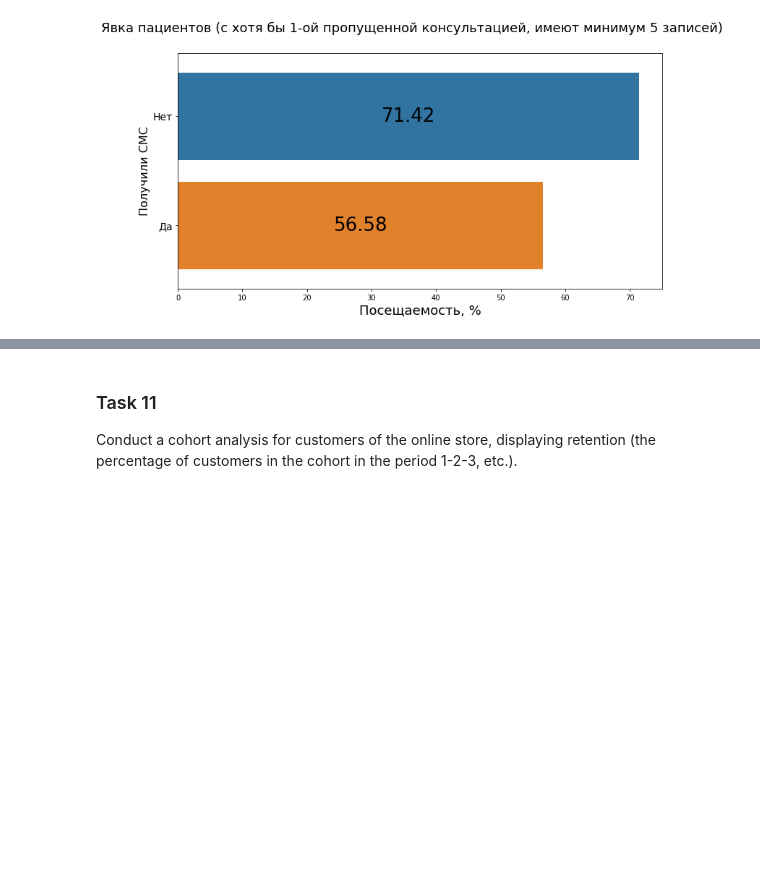
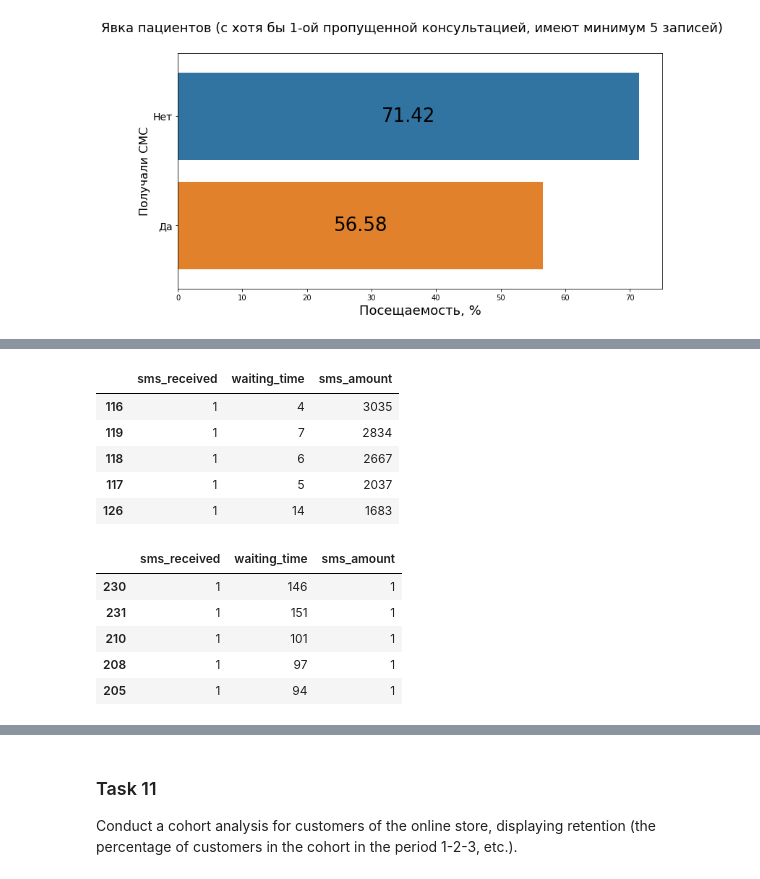
Before and after one commit to YAKOROLEVAZAMKA/emc, a Jupyter notebook: Pandas&Analytics.ipynb, the cells around one changed output, grey strips where cells are left out. Cells and saved outputs as stored; diff of their text form; code cells hidden in the pictures; blank space fills up the shorter version.

```diff
--- a/Pandas&Analytics.ipynb
+++ b/Pandas&Analytics.ipynb
@@ -1044,0 +1081,18 @@ plot_sms(df_truant_5, sup_ttl='Явка пациентов (с хотя бы 1-
+# %%
+df_sms_wait = df.groupby(['sms_received', 'waiting_time'])[['patient_id']].count().reset_index()
+df_sms_wait = df_sms_wait[df_sms_wait['sms_received'] == 1].sort_values(by='patient_id', ascending=False).rename(columns={'patient_id': 'sms_amount'})
+display(df_sms_wait.head())
+display(df_sms_wait.tail())
+# %% [output]
+|  | sms_received | waiting_time | sms_amount |
+| 116 | 1 | 4 | 3035 |
+| 119 | 1 | 7 | 2834 |
+| 118 | 1 | 6 | 2667 |
+| 117 | 1 | 5 | 2037 |
+| 126 | 1 | 14 | 1683 |
+|  | sms_received | waiting_time | sms_amount |
+| 230 | 1 | 146 | 1 |
+| 231 | 1 | 151 | 1 |
+| 210 | 1 | 101 | 1 |
+| 208 | 1 | 97 | 1 |
+| 205 | 1 | 94 | 1 |
```
Also changed, not shown: parts of 13 cells of this notebook.
